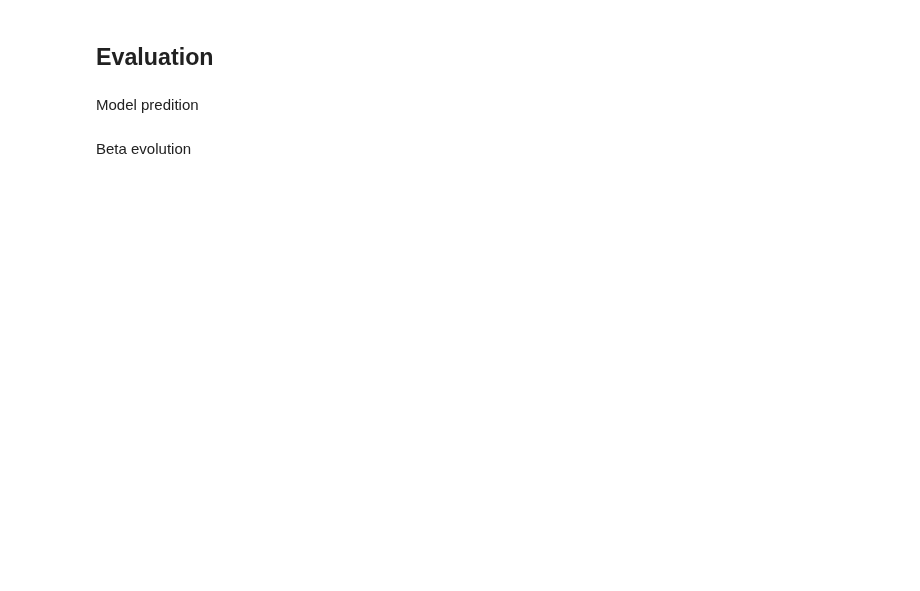
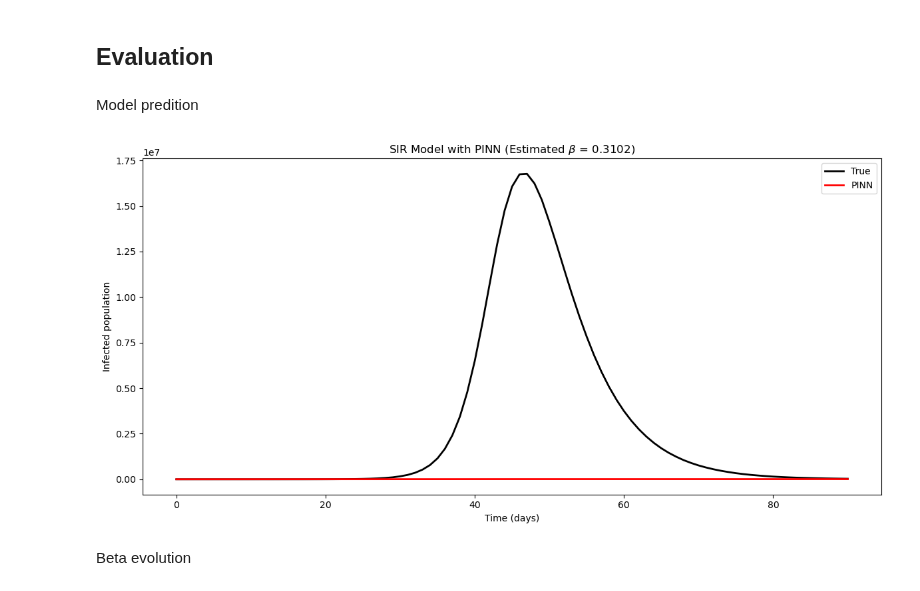
Before and after one commit to GiacomoGuidotto/sir-pinn, a Jupyter notebook: src/constant_rate/constant_rate_v2.ipynb, the cells around one changed output. Saved outputs shown, nothing was run; the diff lists cells and outputs as text; code cells hidden in the pictures; blank space fills up the shorter version.

```diff
--- a/src/constant_rate/constant_rate_v2.ipynb
+++ b/src/constant_rate/constant_rate_v2.ipynb
@@ -84,7 +84,7 @@ class SIRConfig:
     # Training parameters
     learning_rate: float = 1e-3
     batch_size: int = 100
-    max_epochs: int = 5000
+    max_epochs: int = 50
 
     # Scheduler parameters
     scheduler_factor: float = 0.5
@@ -105,7 +105,7 @@ class SIRConfig:
     collocation_points: int = 6000
 
     # Logging
-    log_every_n_steps: int = 100
+    log_every_n_steps: int = 40
 # %% [markdown]
 ## Dataset creation
 # %%
@@ -416,26 +419,26 @@ def train_sir_pinn(t_obs, i_obs, override_config=None):
 
     # Setup callbacks
     callbacks = [
-        pl.callbacks.EarlyStopping(
-            monitor='val/total_loss',
-            patience=config.early_stopping_patience,
-            mode='min'
-        ),
-        pl.callbacks.ModelCheckpoint(
-            monitor='val/total_loss',
-            filename='sir-pinn-{epoch:02d}-{val/total_loss:.4e}',
-            save_top_k=1,
-            mode='min'
-        ),
-        pl.callbacks.LearningRateMonitor(logging_interval='epoch')
+        # pl.callbacks.EarlyStopping(
+        #     monitor='val/total_loss',
+        #     patience=config.early_stopping_patience,
+        #     mode='min'
+        # ),
+        # pl.callbacks.ModelCheckpoint(
+        #     monitor='val/total_loss',
+        #     filename='sir-pinn-{epoch:02d}-{val/total_loss:.4e}',
+        #     save_top_k=1,
+        #     mode='min'
+        # ),
+        # pl.callbacks.LearningRateMonitor(logging_interval='epoch')
     ]
 
     # Create trainer
     trainer = pl.Trainer(
         max_epochs=config.max_epochs,
         callbacks=callbacks,
-        log_every_n_steps=config.log_every_n_steps,
-        logger=pl.loggers.TensorBoardLogger('lightning_logs', name='sir_pinn')
+        # log_every_n_steps=config.log_every_n_steps,
+        # logger=pl.loggers.TensorBoardLogger('logs', name='sir_pinn')
     )
 
     # Train model
@@ -515,15 +521,17 @@ Model predition
 # %%
 plt.figure(figsize=(12, 6))
 
 sns.lineplot(x=t_obs, y=i_obs, label='True', color='black', linewidth=2)
 sns.lineplot(x=t_eval, y=pred_sir[:, 1], label='PINN', color='red', linewidth=2)
 
 plt.xlabel('Time (days)')
 plt.ylabel('Infected population')
-plt.title(f'SIR Model with PINN (Estimated $\beta$ = {pred_beta:.4f})')
+plt.title(f'SIR Model with PINN (Estimated $\\beta$ = {pred_beta:.4f})')
 plt.legend()
 plt.tight_layout()
 plt.show()
+# %% [output]
+[figure, added]
 # %% [markdown]
 Beta evolution
 # %%
```
Also changed, not shown: parts of 3 cells of this notebook, 2 other files.
